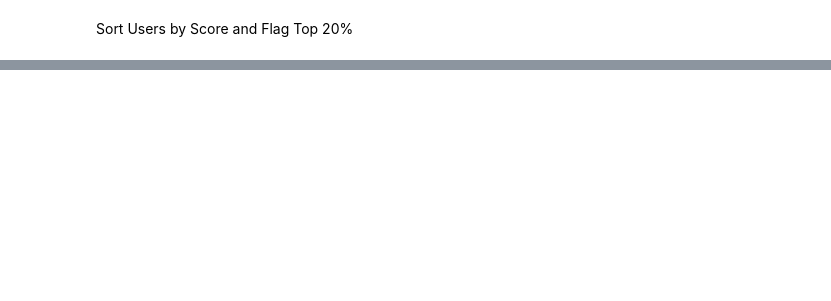
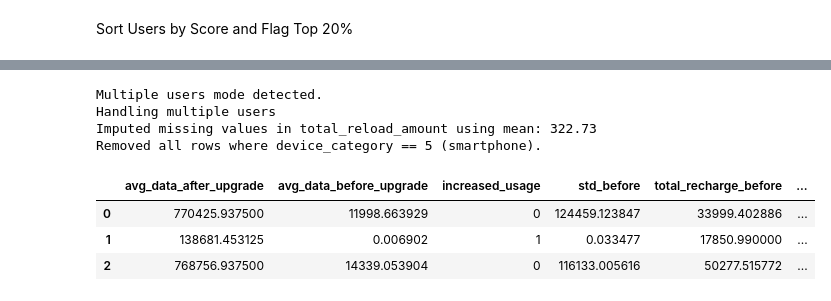
Before and after one commit to Badzoneyv4n/MTN_Data_Up-sell_Project, a Jupyter notebook: notebooks/4_predictions_and_recomendations.ipynb, the cells around one changed output, grey strips where cells are left out. Cells and saved outputs as stored; diff of their text form; code cells hidden in the pictures; blank space fills up the shorter version.

```diff
--- a/notebooks/4_predictions_and_recomendations.ipynb
+++ b/notebooks/4_predictions_and_recomendations.ipynb
@@ -58,0 +53,12 @@ df_sorted
+# %%
+# Recommend offer to the user
+recommend(df_user1)
+# %% [output]
+Multiple users mode detected.
+Handling multiple users
+Imputed missing values in total_reload_amount using mean: 322.73
+Removed all rows where device_category == 5 (smartphone).
+|  | avg_data_after_upgrade | avg_data_before_upgrade | increased_usage | std_before | total_recharge_before | ... |
+| 0 | 770425.937500 | 11998.663929 | 0 | 124459.123847 | 33999.402886 | ... |
+| 1 | 138681.453125 | 0.006902 | 1 | 0.033477 | 17850.990000 | ... |
+| 2 | 768756.937500 | 14339.053904 | 0 | 116133.005616 | 50277.515772 | ... |
```
Also changed, not shown: parts of 10 cells of this notebook, 14 other files.
